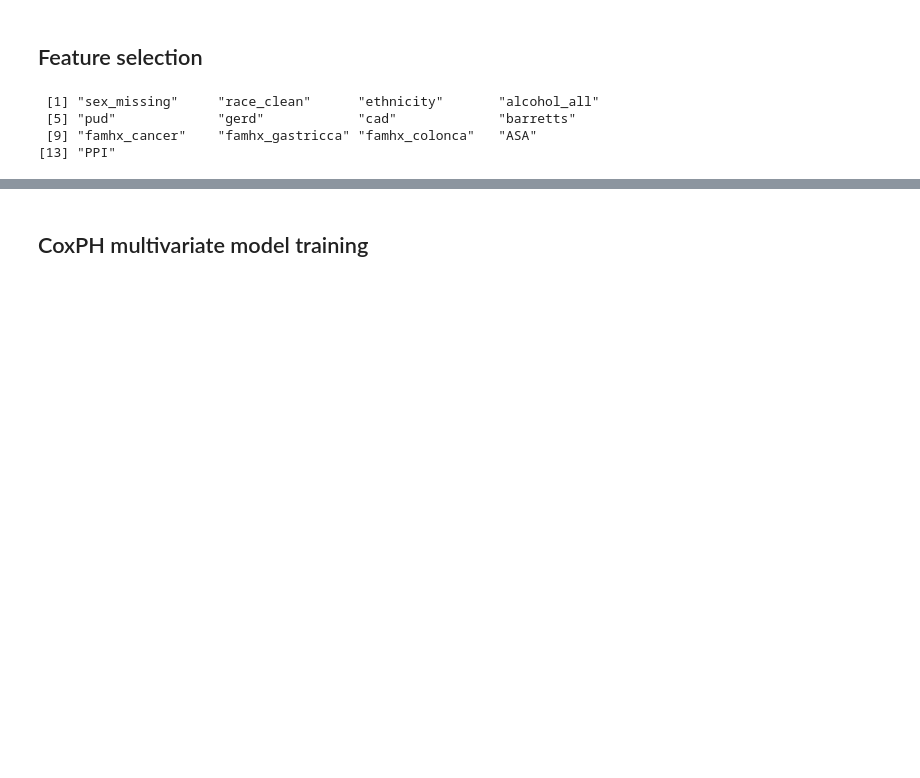
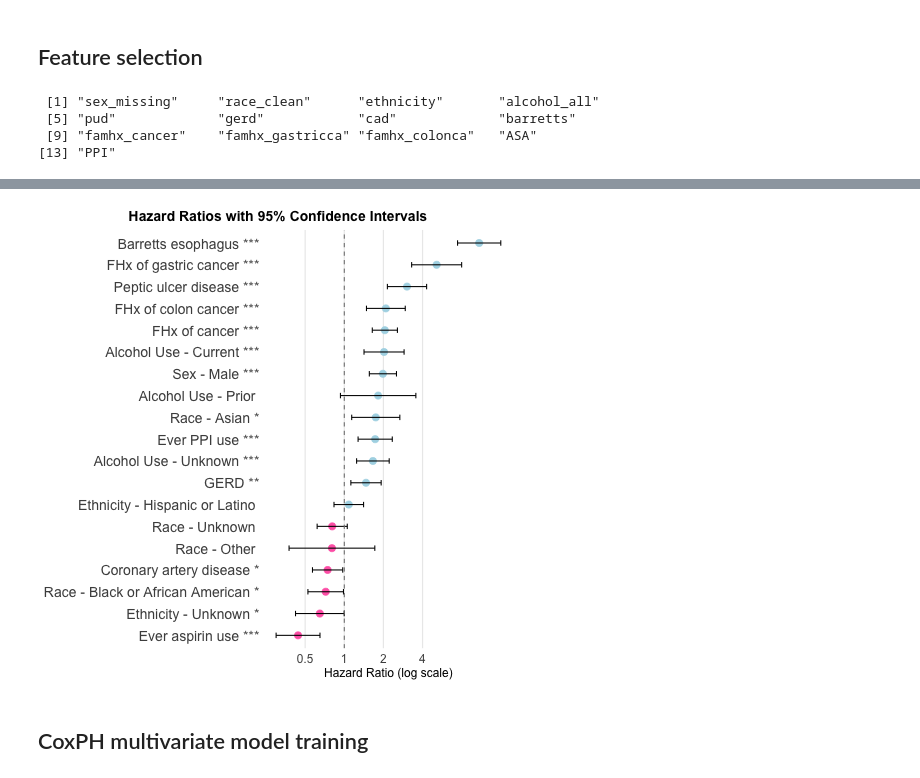
Before and after one commit to alyssayc/ugi-risk, a Jupyter notebook: notebook/analysis_1.ipynb, the cells around one changed output, grey strips where cells are left out. Cells and saved outputs as stored; diff of their text form; code cells hidden in the pictures; blank space fills up the shorter version.

```diff
--- a/notebook/analysis_1.ipynb
+++ b/notebook/analysis_1.ipynb
@@ -268,3 +271,85 @@ selected_vars
+# %%
+%%R
+forestplot_df <- final_results[final_results$Variable %in% selected_vars, ]
+# %%
+%%R
+pretty_names <- c(
+"ethnicityNo matching concept" = "Ethnicity - Unknown",
+"alcohol_all2.0" = "Alcohol Use - Current",
+"alcohol_all1.0" = "Alcohol Use - Prior",
+"alcohol_allNo matching concept" = "Alcohol Use - Unknown",
+"ASA1" = "Ever aspirin use",
+"tobacco_binary1.0" = "Ever tobacco use",
+"NSAID1" = "Ever NSAID use",
+"hgb_imputed_scaled" = "Most recent hemoglobin",
+"race_cleanOther" = "Race - Other",
+"race_cleanNA" = "Race - Unknown",
+"ethnicityHispanic or Latino" = "Ethnicity - Hispanic or Latino",
+"race_cleanBlack or African American" = "Race - Black or African American",
+"age_scaled" = "Age",
+"alcohol_binary_missing:tobacco_binary1.0" = "Alcohol + tobacco use interaction",
+"race_cleanAsian" = "Race - Asian",
+"race_cleanNo matching concept" = "Race - Unknown",
+"sex_missingMALE" = "Sex - Male",
+"famhx_gastricca1" = "FHx of gastric cancer",
+"hpylori_binary1.0" = "Active or chronic H.pylori infection",
+"PPI1" = "Ever PPI use",
+"barretts1" = "Barretts esophagus",
+"cad1" = "Coronary artery disease",
+"famhx_cancer1" = "FHx of cancer",
+"famhx_colonca1" = "FHx of colon cancer",
+"gerd1" = "GERD",
+"pud1" = "Peptic ulcer disease"
+)
+
+# Define color and label formatting
+forestplot_df <- forestplot_df %>%
+  mutate(
+    Variable_pretty = pretty_names[Variable_full],
+    Variable_pretty = ifelse(is.na(Variable_pretty), Variable_full, Variable_pretty),
+    sig = case_when(
+      p_value < 0.001 ~ "***",
+      p_value < 0.01 ~ "**",
+      p_value < 0.05 ~ "*",
+      TRUE ~ ""
+    ),
+    hr_label = sprintf("%.2f (%.2f–%.2f)", HR, CI_lower, CI_upper),
+    Variable_labeled = paste0(Variable_pretty, " ", sig),  # add asterisks here
+    color_group = ifelse(HR >= 1, "HR > 1", "HR < 1")
+  ) %>%
+  arrange(HR) %>%
+  mutate(Variable_labeled = factor(Variable_labeled, levels = unique(Variable_labeled)))
+
+# Plot
+ggplot(forestplot_df, aes(x = HR, y = Variable_labeled)) +
+  geom_point(aes(color = color_group), size = 3) +
+  geom_errorbarh(aes(xmin = CI_lower, xmax = CI_upper), height = 0.25) +
+  geom_vline(xintercept = 1, linetype = "dashed", color = "gray50") +
+  scale_color_manual(
+    values = c("HR > 1" = "lightblue", "HR < 1" = "hotpink"),
+    guide = "none"
+  ) +
+  scale_x_continuous(
+    trans = "log10",
+    breaks = c(0.5, 1, 2, 4),
+    labels = c("0.5", "1", "2", "4")
+  ) +
+  labs(
+    title = "Hazard Ratios with 95% Confidence Intervals",
+    x = "Hazard Ratio (log scale)",
+    y = NULL
+  ) +
+  theme_minimal(base_size = 12) +
+  theme(
+    axis.text.y = element_text(size = 14),
+    axis.text.x = element_text(size = 12),
+    plot.title.position = "plot",             # Title alignment
+    plot.title = element_text(face = "bold", size = 14, hjust = 0.5),  # Centered title
+    panel.grid.major.y = element_blank(),
+    panel.grid.minor.x = element_blank()
+  )
+# %% [output]
+[figure, added]
 # %% [markdown]
 ## CoxPH multivariate model training
 # %%
```
Also changed, not shown: parts of 7 cells of this notebook.
